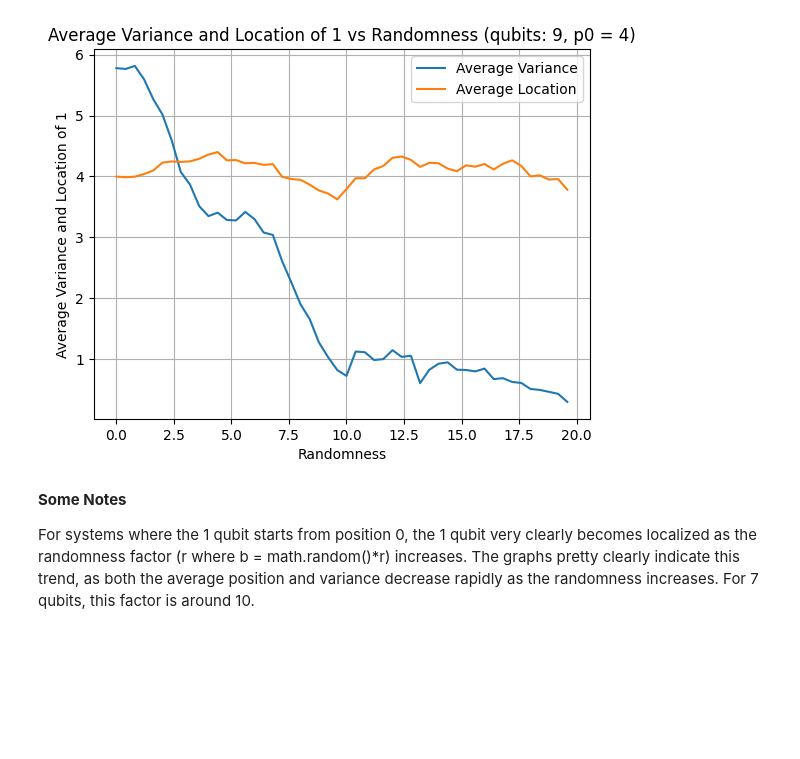
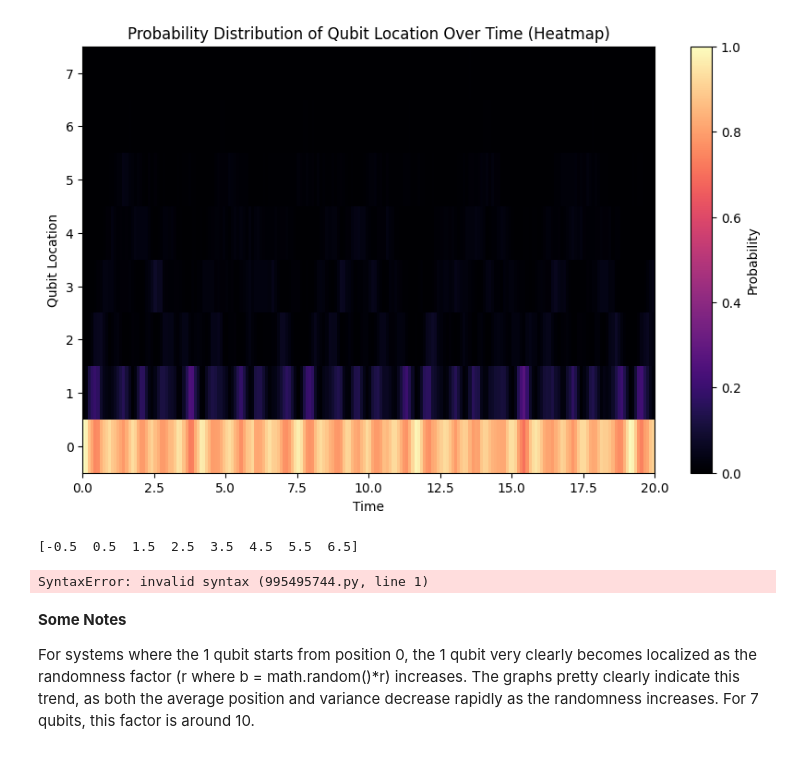
Before and after one commit to JEly613/EinR_CD05, a Jupyter notebook: Project/Anderson.ipynb, the cells around one changed output. Saved outputs shown, nothing was run; the diff lists cells and outputs as text; code cells hidden in the pictures; blank space fills up the shorter version.

```diff
--- a/Project/Anderson.ipynb
+++ b/Project/Anderson.ipynb
@@ -160,4 +100,45 @@ plt.show()
+# %%
+# Convert frequencies to numpy array for easier manipulation
+freq_arr = np.array(frequencies)
+locations = np.arange(-0.5, qubits-0.5, 1)
+probs = freq_arr[:, 2]
+
+# Create a 2D grid for the heatmap
+
+heatmap = np.zeros((len(locations), len(r)))
+
+for t, loc, p in freq_arr:
+    time_idx = np.where(r == t)[0][0]
+    loc_idx = np.where(locations == loc)[0][0]
+    heatmap[loc_idx, time_idx] = p
+
+plt.figure(figsize=(10, 6))
+im = plt.imshow(
+    heatmap,
+    aspect='auto',
+    origin='lower',
+    cmap='magma',
+    extent=[0, total_time, -.5, qubits-.5]
+)
+plt.colorbar(im, label='Probability')
+plt.xlabel('Time')
+plt.ylabel('Qubit Location')
+plt.title('Probability Distribution of Qubit Location Over Time (Heatmap)')
+plt.ylim(-0.5, qubits-0.5)
+# show every tick on y axis
+plt.yticks(np.arange(0, qubits, 1), np.arange(0, qubits, 1))
+
+plt.grid(False)
+plt.show()
+# %% [output]
+[figure, added]
+# %%
+print(unique_locations)
+# %% [output]
+[-0.5  0.5  1.5  2.5  3.5  4.5  5.5  6.5]
 # %%
+whee error so this thing doesnt run
+
 qbits = 9
 
 # Returns the average variance and location of 1 for different randomness values
@@ -216,9 +197,9 @@ def smooth(y, r):
             smooth.append(np.mean(y[i-r:i+r+1]))
     return np.array(smooth)
 
-variances = [q[0] for q in quantities_by_randomness]
+stdevs = [q[0] for q in quantities_by_randomness]
 positions = [q[1] for q in quantities_by_randomness]
-plt.plot(np.arange(0, L, 0.4), smooth(variances, 3))
+plt.plot(np.arange(0, L, 0.4), smooth(stdevs, 3))
 plt.plot(np.arange(0, L, 0.4), smooth(positions, 3))
 plt.xlabel('Randomness')
 plt.ylabel('Average Variance and Location of 1')
@@ -227,7 +208,7 @@ plt.legend(['Average Variance', 'Average Location'])
 plt.grid()
 plt.show()
 # %% [output]
-[figure, removed]
+SyntaxError: invalid syntax (995495744.py, line 1)
 # %% [markdown]
 **Some Notes**
 
```
Also changed, not shown: parts of 4 cells of this notebook.
